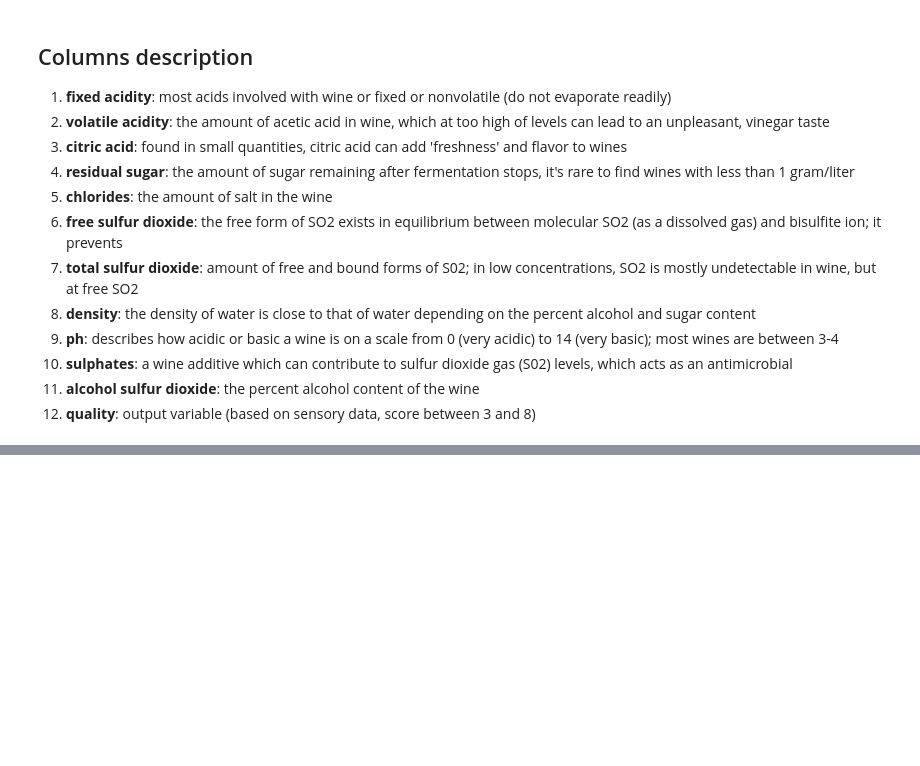
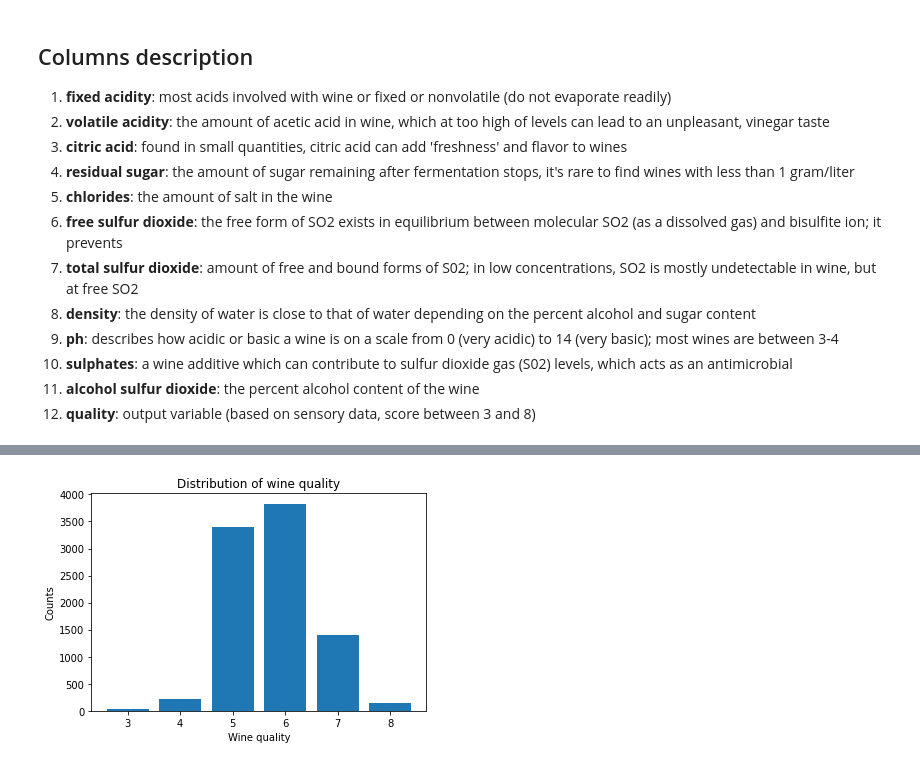
Before and after one commit to GustavoGil13/classifiers-red-wine-quality, a Jupyter notebook: classifiers.ipynb, the cells around one changed output, grey strips where cells are left out. Saved outputs shown, nothing was run; the diff lists cells and outputs as text; code cells hidden in the pictures; blank space fills up the shorter version.

```diff
--- a/classifiers.ipynb
+++ b/classifiers.ipynb
@@ -19,0 +43,9 @@ On this notebook we attempt to test different classifiers on the popular [red wi
+# %%
+np.random.seed(42)
+
+save = True
+sns.set_palette("muted")
+
+if save:
+    os.makedirs("figures/", exist_ok = True)
+    os.makedirs("tables/", exist_ok = True)
@@ -19,0 +54,3 @@ On this notebook we attempt to test different classifiers on the popular [red wi
+# %%
+df = pd.read_csv("winequality-red.csv")
+df.head()
@@ -19,0 +109,3 @@ On this notebook we attempt to test different classifiers on the popular [red wi
+# %%
+quality_counts = df.groupby("quality").quality.sum()
+quality_counts
@@ -19,0 +121,8 @@ On this notebook we attempt to test different classifiers on the popular [red wi
+# %%
+plt.bar(x = quality_counts.index, height=quality_counts.values)
+plt.xlabel("Wine quality")
+plt.ylabel("Counts")
+plt.title("Distribution of wine quality")
+plt.show()
+# %% [output]
+[figure, added]
```
Also changed, not shown: parts of 15 cells of this notebook.
